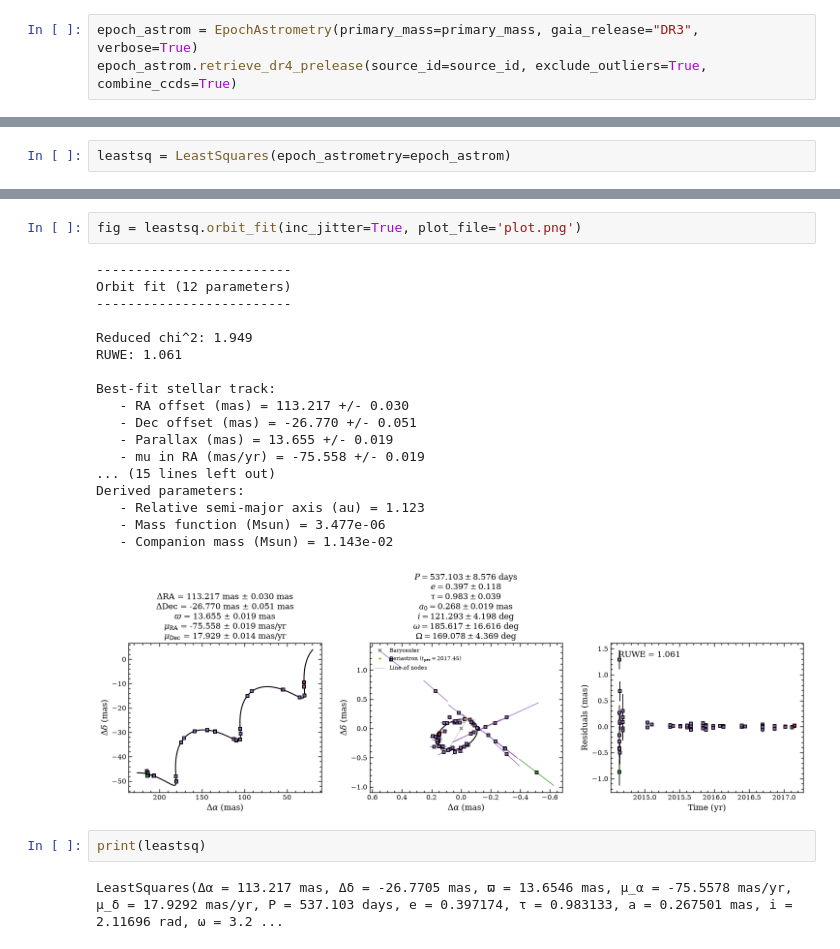
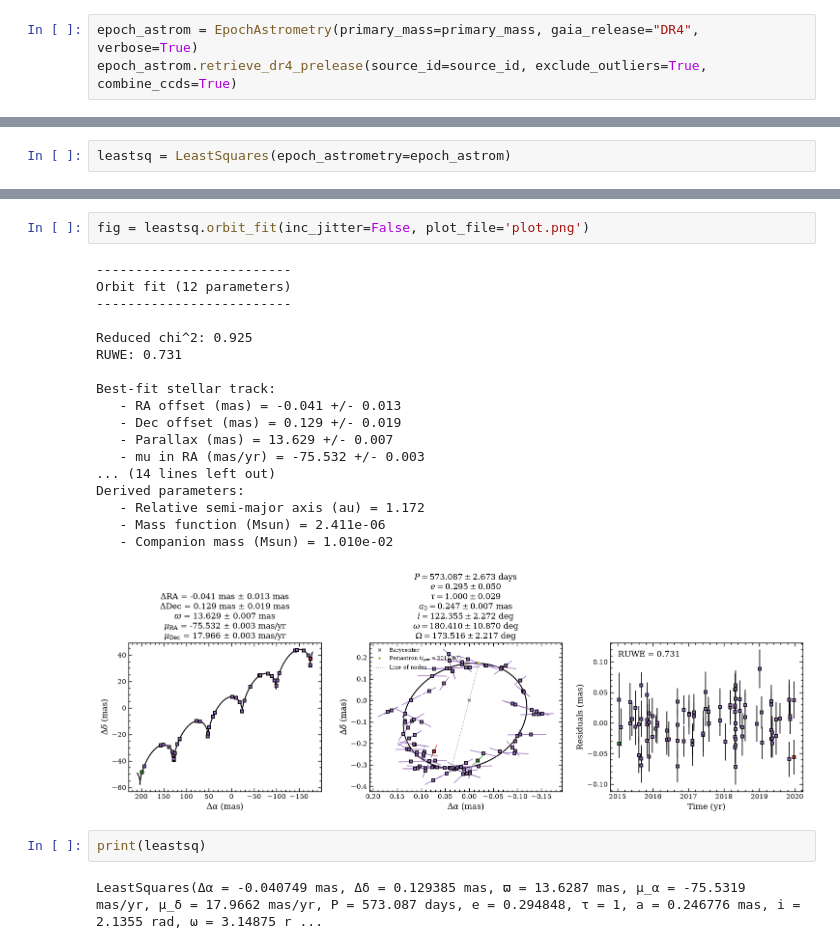
Before and after one commit to tomasstolker/exogaia, a Jupyter notebook: docs/tutorials/dr4_pre-release.ipynb, the cells around one changed output, grey strips where cells are left out. Drawn from its saved outputs; the diff is of its cells as text.

Commit message:
Further testing of DR4 pre-release

```diff
--- a/docs/tutorials/dr4_pre-release.ipynb
+++ b/docs/tutorials/dr4_pre-release.ipynb
@@ -18,5 +14,5 @@ By setting `gaia_release="DR3"`, the epoch astrometry data is cropped to the end
 # %%
-epoch_astrom = EpochAstrometry(primary_mass=primary_mass, gaia_release="DR3", verbose=True)
+epoch_astrom = EpochAstrometry(primary_mass=primary_mass, gaia_release="DR4", verbose=True)
 epoch_astrom.retrieve_dr4_prelease(source_id=source_id, exclude_outliers=True, combine_ccds=True)
 # %% [output]
 ----------------
@@ -89,25 +81,25 @@ Best-fit orbit:
 # %%
-fig = leastsq.orbit_fit(inc_jitter=True, plot_file='plot.png')
+fig = leastsq.orbit_fit(inc_jitter=False, plot_file='plot.png')
 # %% [output]
 -------------------------
 Orbit fit (12 parameters)
 -------------------------
 
-Reduced chi^2: 1.949
-RUWE: 1.061
+Reduced chi^2: 0.925
+RUWE: 0.731
 
 Best-fit stellar track:
-   - RA offset (mas) = 113.217 +/- 0.030
-   - Dec offset (mas) = -26.770 +/- 0.051
-   - Parallax (mas) = 13.655 +/- 0.019
-   - mu in RA (mas/yr) = -75.558 +/- 0.019
-... (15 lines left out)
+   - RA offset (mas) = -0.041 +/- 0.013
+   - Dec offset (mas) = 0.129 +/- 0.019
+   - Parallax (mas) = 13.629 +/- 0.007
+   - mu in RA (mas/yr) = -75.532 +/- 0.003
+... (14 lines left out)
 Derived parameters:
-   - Relative semi-major axis (au) = 1.123
-   - Mass function (Msun) = 3.477e-06
-   - Companion mass (Msun) = 1.143e-02
+   - Relative semi-major axis (au) = 1.172
+   - Mass function (Msun) = 2.411e-06
+   - Companion mass (Msun) = 1.010e-02
-[figure, old version]
+[figure, new version]
 # %%
 print(leastsq)
 # %% [output]
-LeastSquares(Δα = 113.217 mas, Δδ = -26.7705 mas, ϖ = 13.6546 mas, μ_α = -75.5578 mas/yr, μ_δ = 17.9292 mas/yr, P = 537.103 days, e = 0.397174, τ = 0.983133, a = 0.267501 mas, i = 2.11696 rad, ω = 3.2 ...
+LeastSquares(Δα = -0.040749 mas, Δδ = 0.129385 mas, ϖ = 13.6287 mas, μ_α = -75.5319 mas/yr, μ_δ = 17.9662 mas/yr, P = 573.087 days, e = 0.294848, τ = 1, a = 0.246776 mas, i = 2.1355 rad, ω = 3.14875 r ...
```
Also changed, not shown: parts of 5 cells of this notebook, 3 other files.
